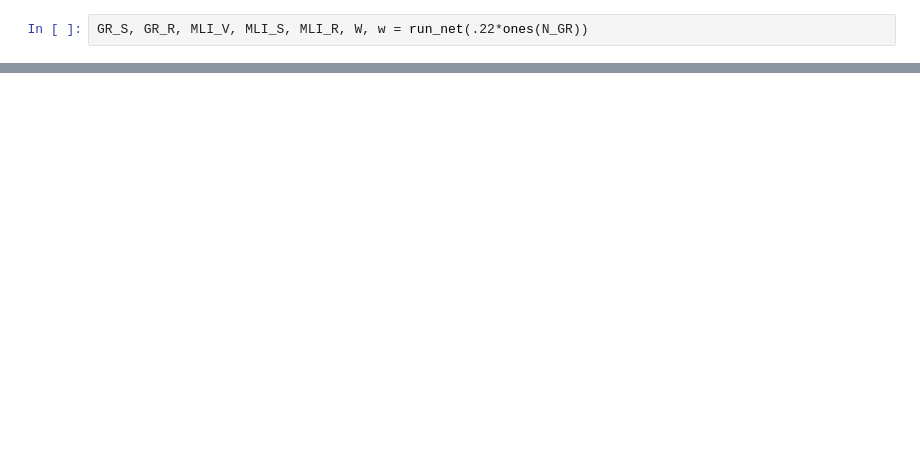
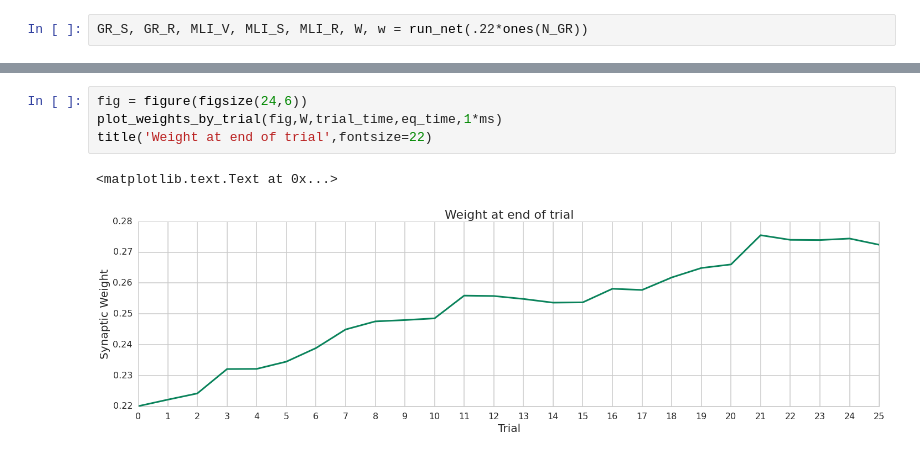
Before and after one commit to blennon/research, a Jupyter notebook: spiking_pf_mli_plasticity/notebooks/Experiment #1.ipynb, the cells around one changed output, grey strips where cells are left out. Drawn from its saved outputs; the diff is of its cells as text; blank space fills up the shorter version.

```diff
--- a/spiking_pf_mli_plasticity/notebooks/Experiment #1.ipynb
+++ b/spiking_pf_mli_plasticity/notebooks/Experiment #1.ipynb
@@ -112,0 +83,7 @@ ax1.set_xticks(range(0,16,1))
+# %%
+fig = figure(figsize(24,6))
+plot_weights_by_trial(fig,W,trial_time,eq_time,1*ms)
+title('Weight at end of trial',fontsize=22)
+# %% [output]
+<matplotlib.text.Text at 0x...>
+[figure, added]
```
Also changed, not shown: parts of 5 cells of this notebook, 10 other files.
